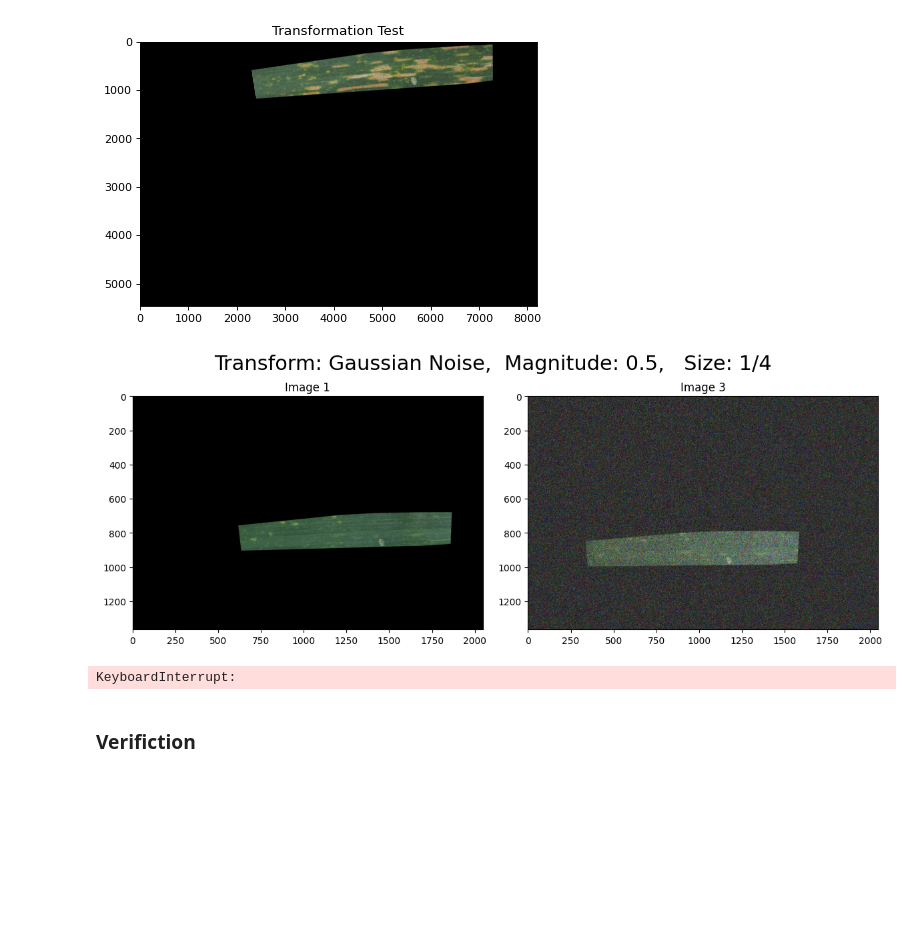
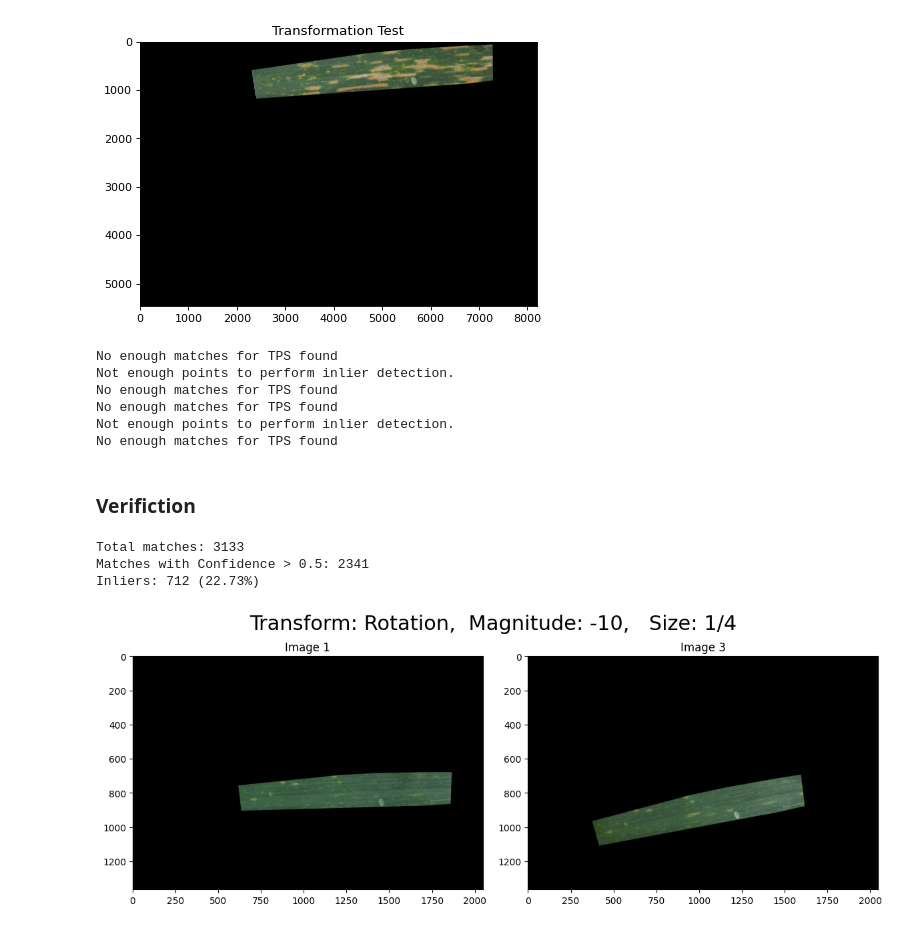
Before and after one commit to eboesch/LeafAlignment, a Jupyter notebook: Mask_Test.ipynb, the cells around one changed output. Cells and saved outputs as stored; diff of their text form; code cells hidden in the pictures; blank space fills up the shorter version.

Commit message:
made matching more robust

```diff
--- a/Mask_Test.ipynb
+++ b/Mask_Test.ipynb
@@ -288,15 +289,3 @@ width = available_data['images'][0].size[0]
-# %%
-def fetch_leaves(indices: list, available_data, background_type: str='Original'):
-    if background_type == "Original":
-        img = [pil_to_kornia(available_data['images'][index]) for index in indices]
-    elif background_type == "Eroded":
-        img = [erode_leaf(available_data, index=index) for index in indices]
-    elif background_type == "Eroded+Cropped":
-        img = [erode_crop_leaf(available_data, index=index) for index in indices]
-    else:
-        raise ValueError(f"Unknown background type '{background_type}'")
-
-    return img
 # %%
 fixed, moving = fetch_leaves([fixed_img_indices[0], moving_img_indices[-1]], available_data, background_type="Eroded+Cropped")
 plot_image_pair(fixed, moving, fixed_img_indices[0], moving_img_indices[-1], title="Eroded Images")
@@ -319,7 +308,7 @@ plt.show()
 # %% [output]
 [figure]
 # %%
-out_file = "robustness_results_new.csv"
+out_file = "robustness_results2.csv"
 thrsld = 0.5
 file_exists = os.path.exists(out_file)
 
@@ -337,6 +326,19 @@ with open(out_file, 'a', newline='') as f:
 
             for background in backgrounds:
                 fixed_img_full, moving_img_full = fetch_leaves([fixed_img_ind, moving_img_ind], available_data, background_type=background)
+
+                if background == "Eroded+Cropped":
+                    # cropped images are likely of different dimensions -> pad them to match
+                    height = max(fixed_img_full.shape[-2], moving_img_full.shape[-2])
+                    width = max(fixed_img_full.shape[-1], moving_img_full.shape[-1])
+
+                    padder = K.augmentation.PadTo((height, width))
+
+                    fixed_img_full = padder(fixed_img_full)
+                    moving_img_full = padder(moving_img_full)
+                else:
+                    height = fixed_img_full.shape[-2]
+                    width = fixed_img_full.shape[-1]
 
                 for size_factor in size_factors:
                     H = int(height/size_factor)
@@ -375,31 +377,61 @@ with open(out_file, 'a', newline='') as f:
                             mkpts0, mkpts1, confidence, _, n_matches = loftr_match(fixed_img, transformed_img, verbose=False, return_n_matches=True)
 
                             # print(n_matches)
-                            if len(mkpts0) > 0:
+                            if n_matches['conf_matches'] > 3:
                                 warped, tps = tps_skimage(mkpts0, mkpts1, confidence, thrsld, transformed_img)
                                 mse_val = mean_squared_error(K.tensor_to_image(fixed_img), warped)
                                 ssim_val, _ = ssim(K.tensor_to_image(fixed_img), warped, channel_axis=-1, data_range=(warped.max() - warped.min()), full=True)
                                 ncc_val = ncc(fixed_img, warped).item()
                                 mi_val = mutual_information(fixed_img, warped).item()
                             else:
-                                print("No matches found:")
-                                mse_val, ssim_val, ncc_val, mi_val = None
+                                print("No enough matches for TPS found")
+                                mse_val = ssim_val = ncc_val = mi_val = None
+
                             writer.writerow({'fixed_image': fixed_img_ind, 'moving_image': moving_img_ind, 'background': background, 'size': f"1/{size_factor}", 'transform': tname, 'magnitude': mag, 'total_matches': n_matches['total_matches'], 'conf_matches': int(n_matches['conf_matches']), 'inliers': n_matches['inliers'], 'mse': mse_val, 'ssim': ssim_val, 'ncc': ncc_val, 'mi': mi_val})
 # %% [output]
-[figure, removed]
-KeyboardInterrupt:
+No enough matches for TPS found
+Not enough points to perform inlier detection.
+No enough matches for TPS found
+No enough matches for TPS found
+Not enough points to perform inlier detection.
+No enough matches for TPS found
 # %% [markdown]
 ### Verifiction
 # %%
 transform = "Rotation"
-magnitude = 30
+magnitude = -10
 size_factor = 4
+background = "Eroded"
+fixed_img_ind = 1
+moving_img_ind = 3
+
+fixed_img_full, moving_img_full = fetch_leaves([fixed_img_ind, moving_img_ind], available_data, background_type=background)
+
+if background == "Eroded+Cropped":
+    # cropped images are likely of different dimensions -> pad them to match
+    height = max(fixed_img_full.shape[-2], moving_img_full.shape[-2])
+    width = max(fixed_img_full.shape[-1], moving_img_full.shape[-1])
+
+    padder = K.augmentation.PadTo((height, width))
+
+    fixed_img_full = padder(fixed_img_full)
+    moving_img_full = padder(moving_img_full)
+else:
+    height = fixed_img_full.shape[-2]
+    width = fixed_img_full.shape[-1]
+
 
 H = int(height/size_factor)
 W = int(width/size_factor)
-fixed_img = K.geometry.resize(fixed_img, (H, W), antialias=True)
-moving_img = K.geometry.resize(moving_img, (H, W), antialias=True)
-transformed_img = transform_img(moving_img, tname, mag)
+fixed_img = K.geometry.resize(fixed_img_full, (H, W), antialias=True)
+moving_img = K.geometry.resize(moving_img_full, (H, W), antialias=True)
+transformed_img = transform_img(moving_img, transform, magnitude)
 
-fig, _ = plot_image_pair(fixed_img, transformed_img, fixed_img_ind, moving_img_ind, title=f"Transform: {tname},  Magnitude: {mag},   Size: 1/{size_factor}")
-mkpts0, mkpts1, confidence, inliers = loftr_match(fixed_img, transformed_img, verbose=Truereturn_n_matches=False)
+fig, _ = plot_image_pair(fixed_img, transformed_img, fixed_img_ind, moving_img_ind, title=f"Transform: {transform},  Magnitude: {magnitude},   Size: 1/{size_factor}")
+fig.show()
+mkpts0, mkpts1, confidence, inliers, n_matches = loftr_match(fixed_img, transformed_img, verbose=True, return_n_matches=True)
+# %% [output]
+Total matches: 3133
+Matches with Confidence > 0.5: 2341
+Inliers: 712 (22.73%)
+[figure, added]
```
Also changed, not shown: parts of 6 cells of this notebook, 1 other file.
